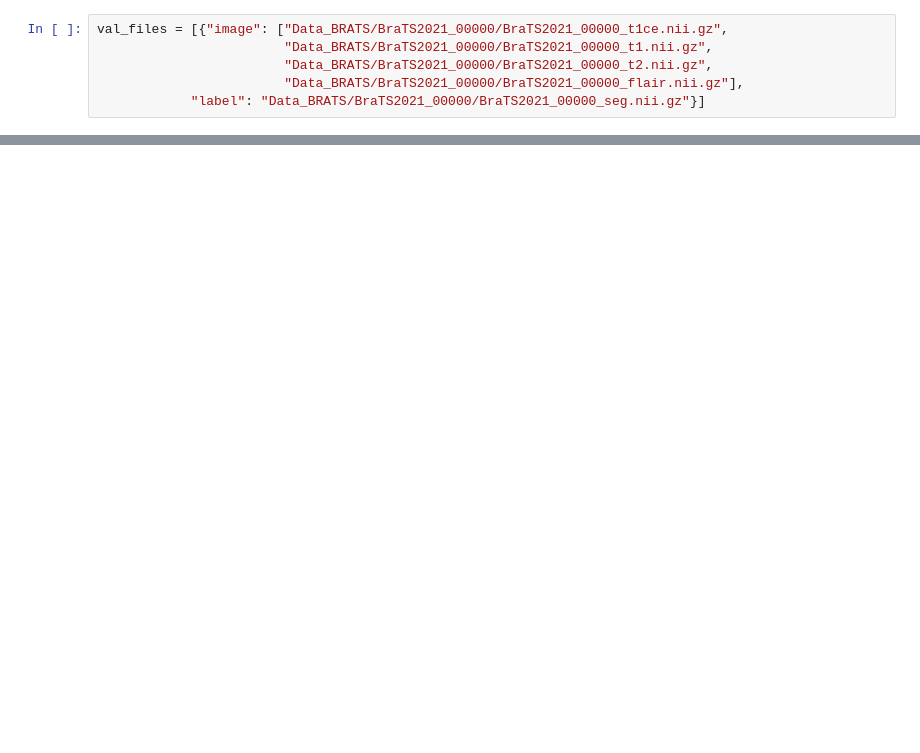
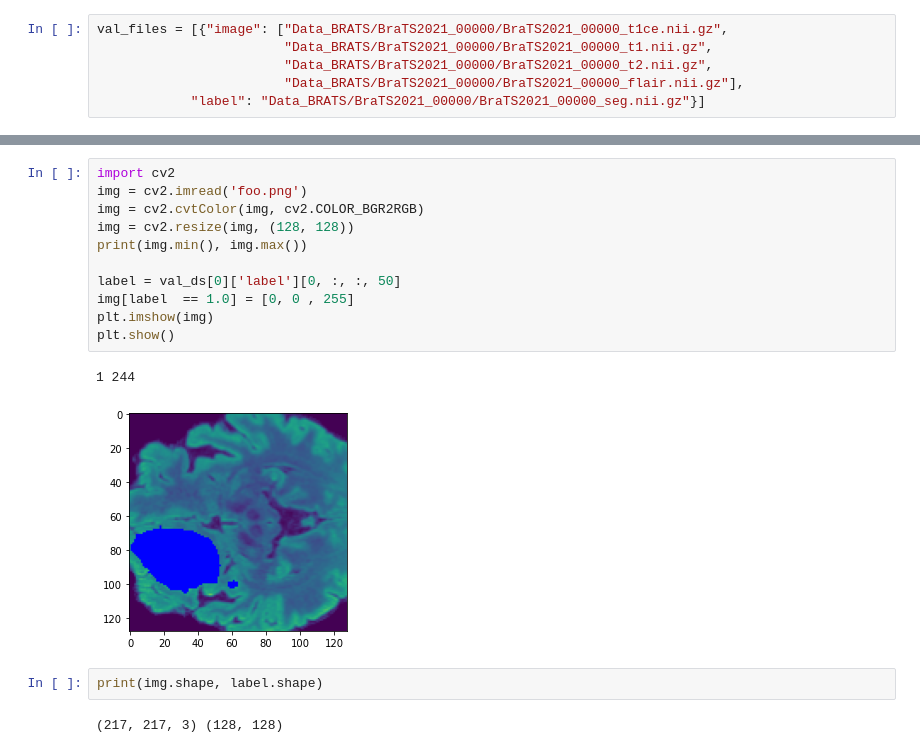
Before and after one commit to itruonghai/Thesis, a Jupyter notebook: visualize.ipynb, the cells around one changed output, grey strips where cells are left out. Drawn from its saved outputs; the diff is of its cells as text; blank space fills up the shorter version.

```diff
--- a/visualize.ipynb
+++ b/visualize.ipynb
@@ -132,0 +83,18 @@ NotImplementedError: Input Error: Only 3D, 4D and 5D input Tensors supported (go
+# %%
+import cv2
+img = cv2.imread('foo.png')
+img = cv2.cvtColor(img, cv2.COLOR_BGR2RGB)
+img = cv2.resize(img, (128, 128))
+print(img.min(), img.max())
+
+label = val_ds[0]['label'][0, :, :, 50]
+img[label  == 1.0] = [0, 0 , 255]
+plt.imshow(img)
+plt.show()
+# %% [output]
+1 244
+[figure, added]
+# %%
+print(img.shape, label.shape)
+# %% [output]
+(217, 217, 3) (128, 128)
```
Also changed, not shown: parts of 7 cells of this notebook, 17 other files.
